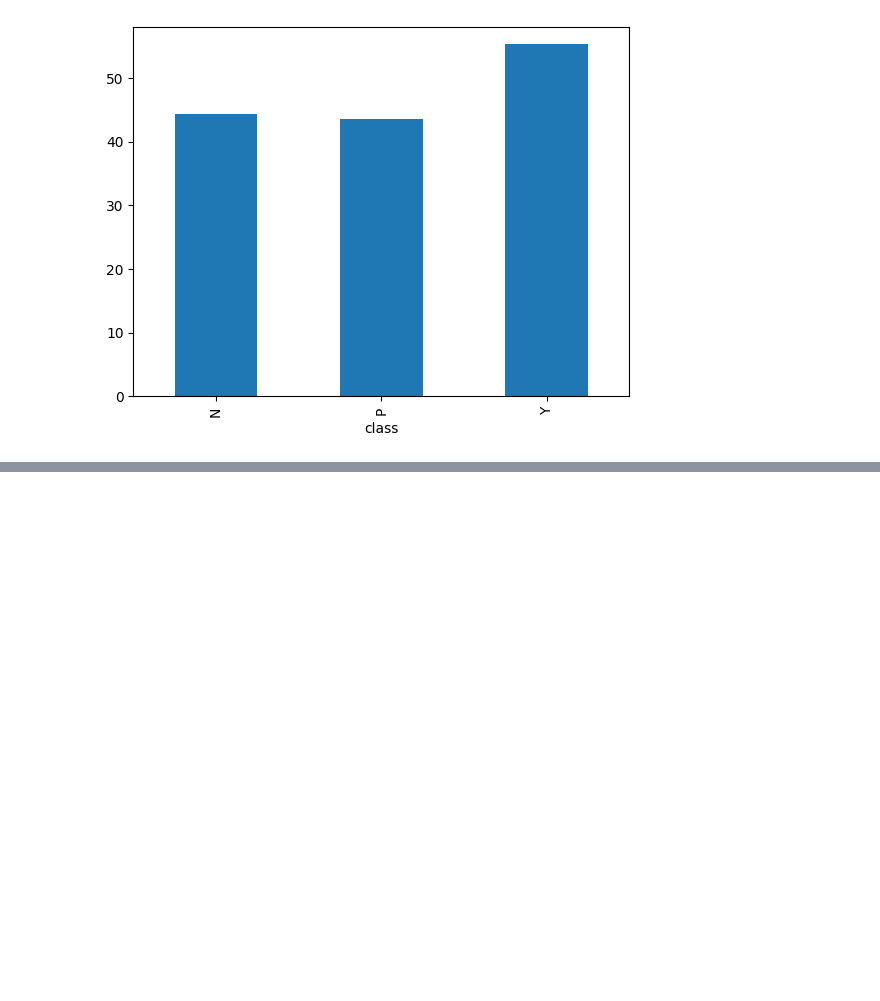
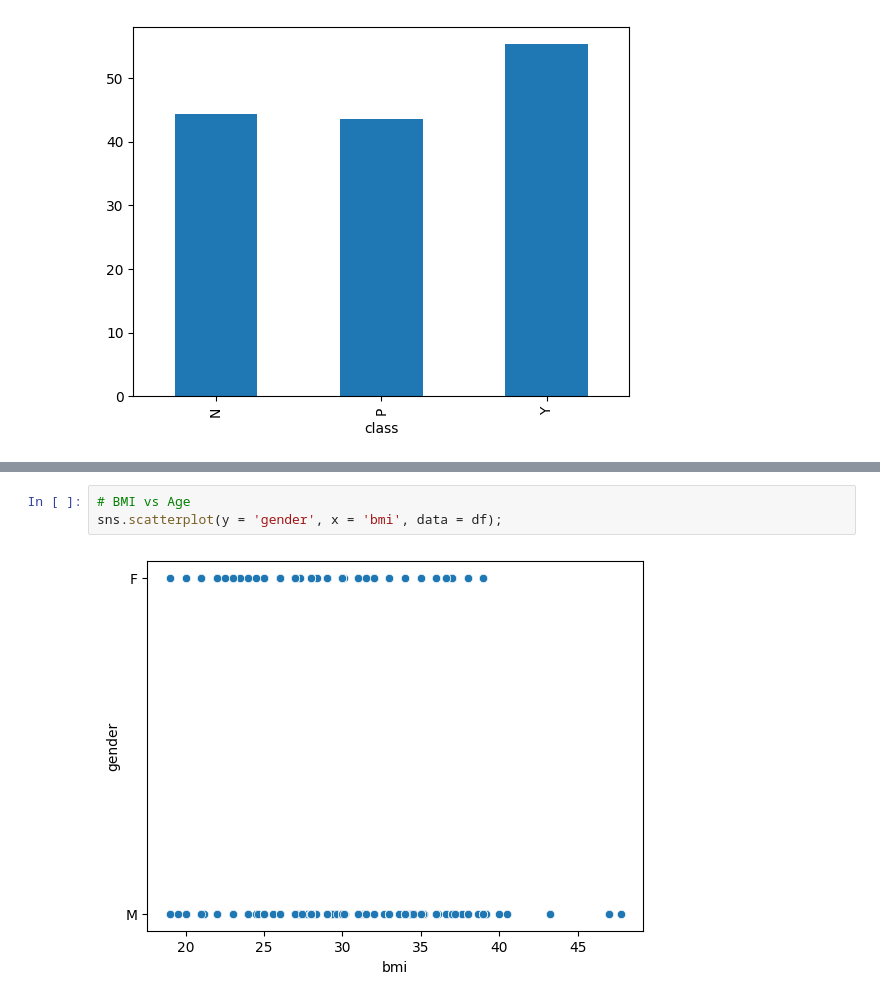
Before and after one commit to M-Nesphory/Moringa_Exercises, a Jupyter notebook: Instructor/Exploratory_Data_Analysis.ipynb, the cells around one changed output, grey strips where cells are left out. Drawn from its saved outputs; the diff is of its cells as text; blank space fills up the shorter version.

```diff
--- a/Instructor/Exploratory_Data_Analysis.ipynb
+++ b/Instructor/Exploratory_Data_Analysis.ipynb
@@ -120,0 +121,5 @@ sns.barplot(y = 'age', hue ='class', data = df);
+# %%
+# BMI vs Age
+sns.scatterplot(y = 'gender', x = 'bmi', data = df);
+# %% [output]
+[figure, added]
```
Also changed, not shown: parts of 13 cells of this notebook, 2 other files.
